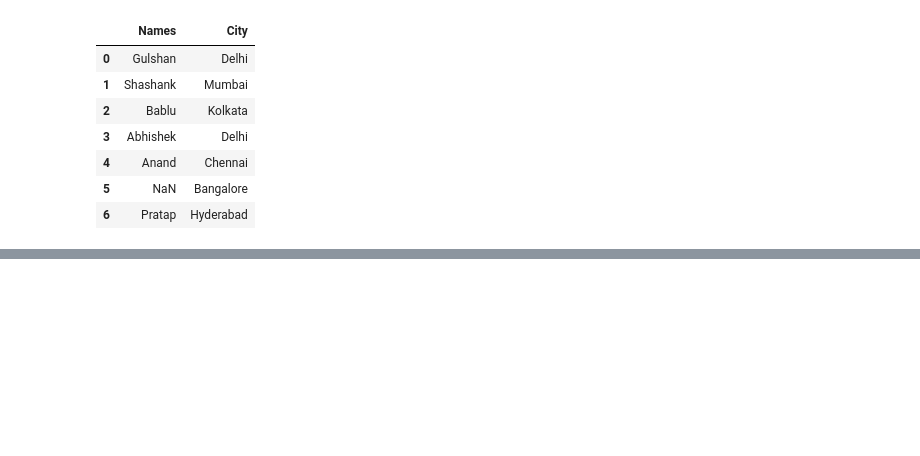
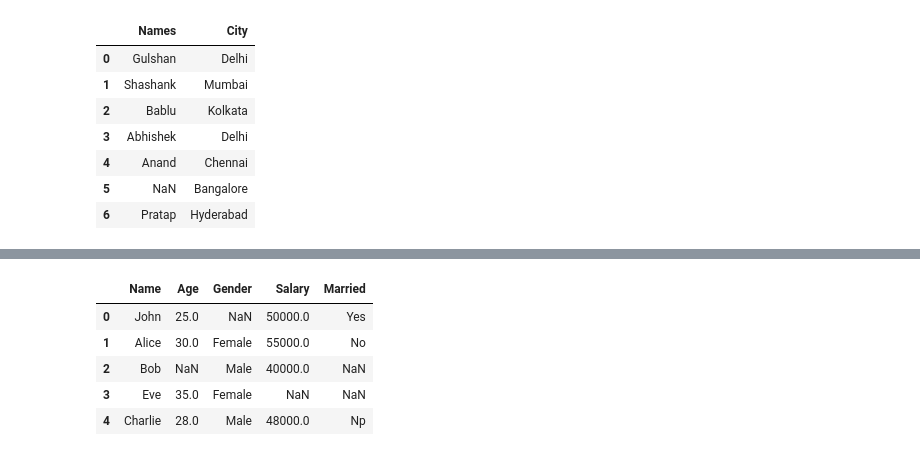
Before and after one commit to Sreemayidontha/Python-daily-codes, a Jupyter notebook: Python_daily.ipynb, the cells around one changed output, grey strips where cells are left out. Saved outputs shown, nothing was run; the diff lists cells and outputs as text; code cells hidden in the pictures; blank space fills up the shorter version.

```diff
--- a/Python_daily.ipynb
+++ b/Python_daily.ipynb
@@ -2572,0 +2655,2 @@ df
+# %%
+df.replace("",np.nan,inplace=True)
@@ -2572,0 +2666,9 @@ df
+# %%
+df
+# %% [output]
+|  | Name | Age | Gender | Salary | Married |
+| 0 | John | 25.0 | NaN | 50000.0 | Yes |
+| 1 | Alice | 30.0 | Female | 55000.0 | No |
+| 2 | Bob | NaN | Male | 40000.0 | NaN |
+| 3 | Eve | 35.0 | Female | NaN | NaN |
+| 4 | Charlie | 28.0 | Male | 48000.0 | Np |
```
Also changed, not shown: parts of 19 cells of this notebook.
